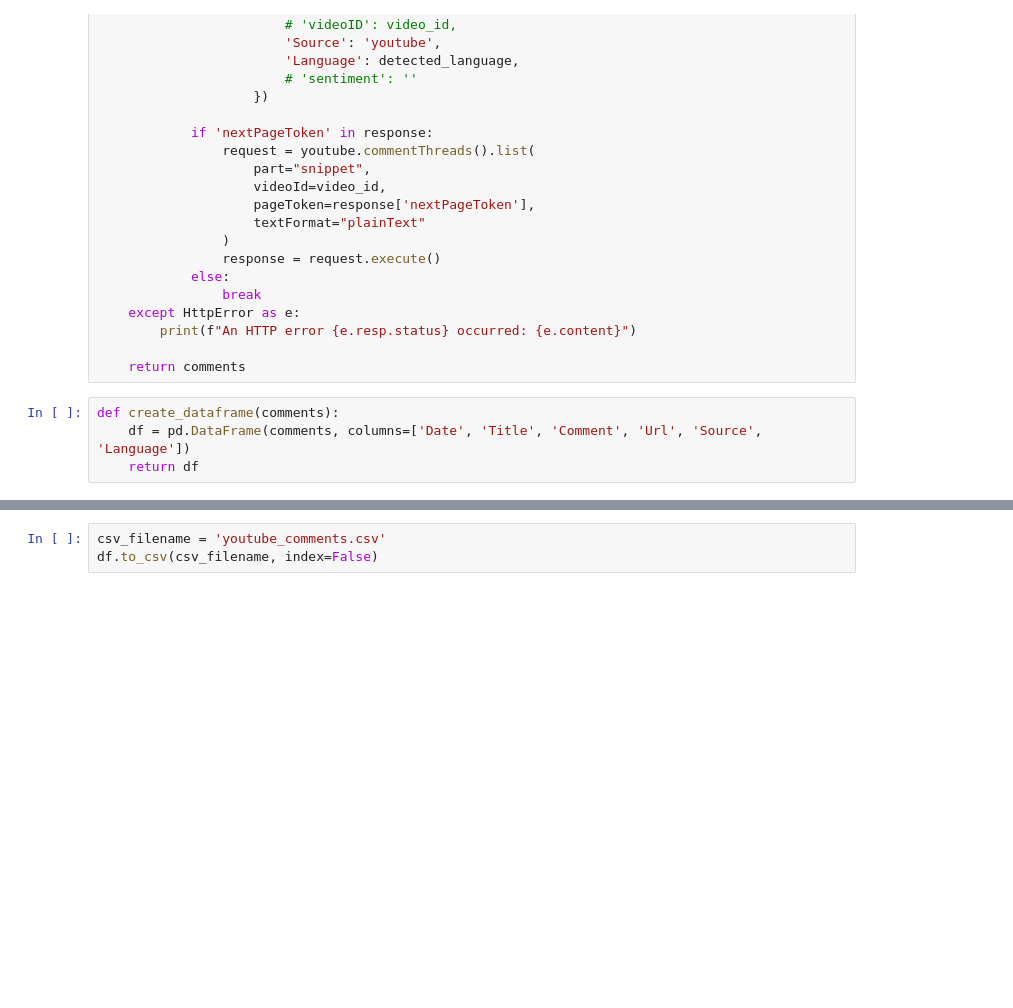
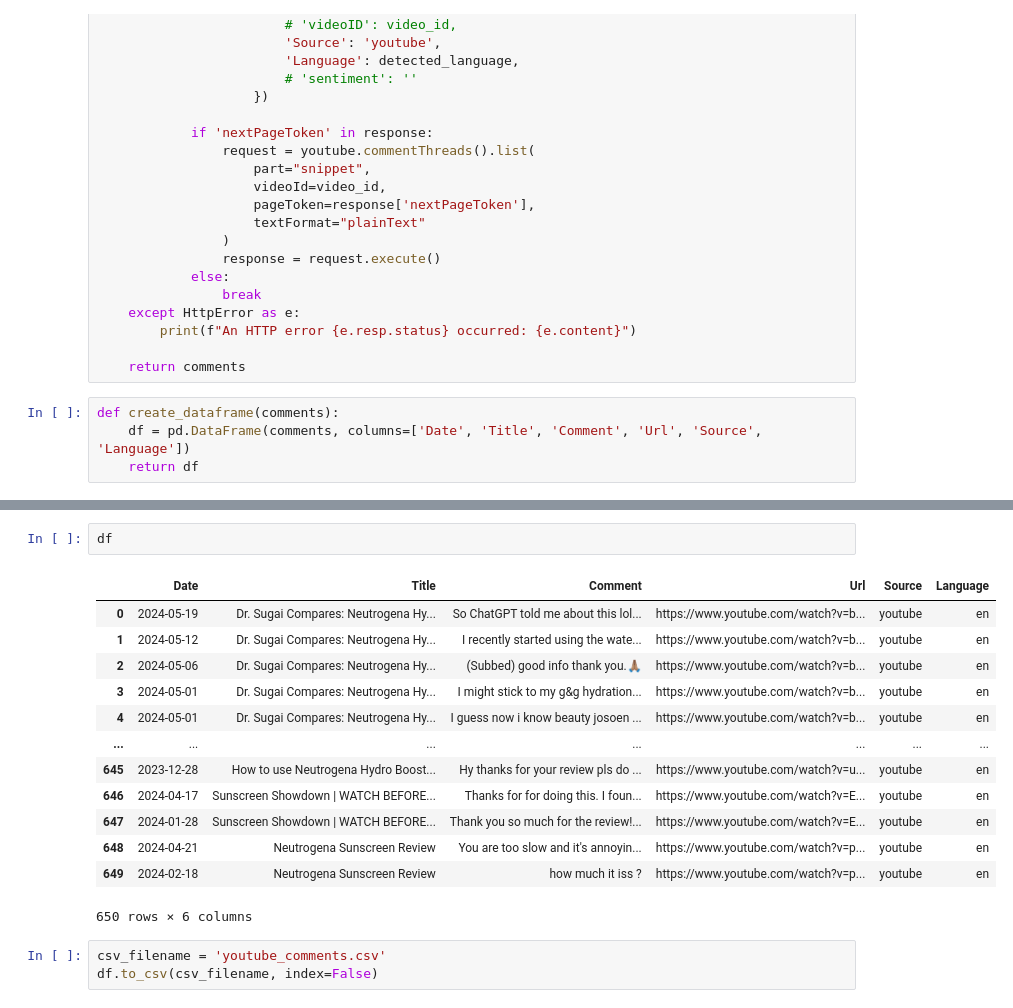
Before and after one commit to 3L1NK/Brand_Analysis_Dashboard, a Jupyter notebook: youtube_sentiment/youtube_sentiment_analysis.ipynb, the cells around one changed output, grey strips where cells are left out. Drawn from its saved outputs; the diff is of its cells as text; blank space fills up the shorter version.

```diff
--- a/youtube_sentiment/youtube_sentiment_analysis.ipynb
+++ b/youtube_sentiment/youtube_sentiment_analysis.ipynb
@@ -140,3 +140,19 @@ An HTTP error 403 occurred: b'{\n  "error": {\n    "code": 403,\n    "message":
+# %%
+df
+# %% [output]
+|  | Date | Title | Comment | Url | Source | Language |
+| 0 | 2024-05-19 | Dr. Sugai Compares: Neutrogena Hy... | So ChatGPT told me about this lol... | https://www.youtube.com/watch?v=b... | youtube | en |
+| 1 | 2024-05-12 | Dr. Sugai Compares: Neutrogena Hy... | I recently started using the wate... | https://www.youtube.com/watch?v=b... | youtube | en |
+| 2 | 2024-05-06 | Dr. Sugai Compares: Neutrogena Hy... | (Subbed) good info thank you.🙏🏽 | https://www.youtube.com/watch?v=b... | youtube | en |
+| 3 | 2024-05-01 | Dr. Sugai Compares: Neutrogena Hy... | I might stick to my g&g hydration... | https://www.youtube.com/watch?v=b... | youtube | en |
+| 4 | 2024-05-01 | Dr. Sugai Compares: Neutrogena Hy... | I guess now i know beauty josoen ... | https://www.youtube.com/watch?v=b... | youtube | en |
+| ... | ... | ... | ... | ... | ... | ... |
+| 645 | 2023-12-28 | How to use Neutrogena Hydro Boost... | Hy thanks for your review pls do ... | https://www.youtube.com/watch?v=u... | youtube | en |
+| 646 | 2024-04-17 | Sunscreen Showdown | WATCH BEFORE... | Thanks for for doing this. I foun... | https://www.youtube.com/watch?v=E... | youtube | en |
+| 647 | 2024-01-28 | Sunscreen Showdown | WATCH BEFORE... | Thank you so much for the review!... | https://www.youtube.com/watch?v=E... | youtube | en |
+| 648 | 2024-04-21 | Neutrogena Sunscreen Review | You are too slow and it's annoyin... | https://www.youtube.com/watch?v=p... | youtube | en |
+| 649 | 2024-02-18 | Neutrogena Sunscreen Review | how much it iss ? | https://www.youtube.com/watch?v=p... | youtube | en |
+650 rows × 6 columns
 # %%
 csv_filename = 'youtube_comments.csv'
 df.to_csv(csv_filename, index=False)
```
Also changed, not shown: parts of 7 cells of this notebook, 5 other files.
